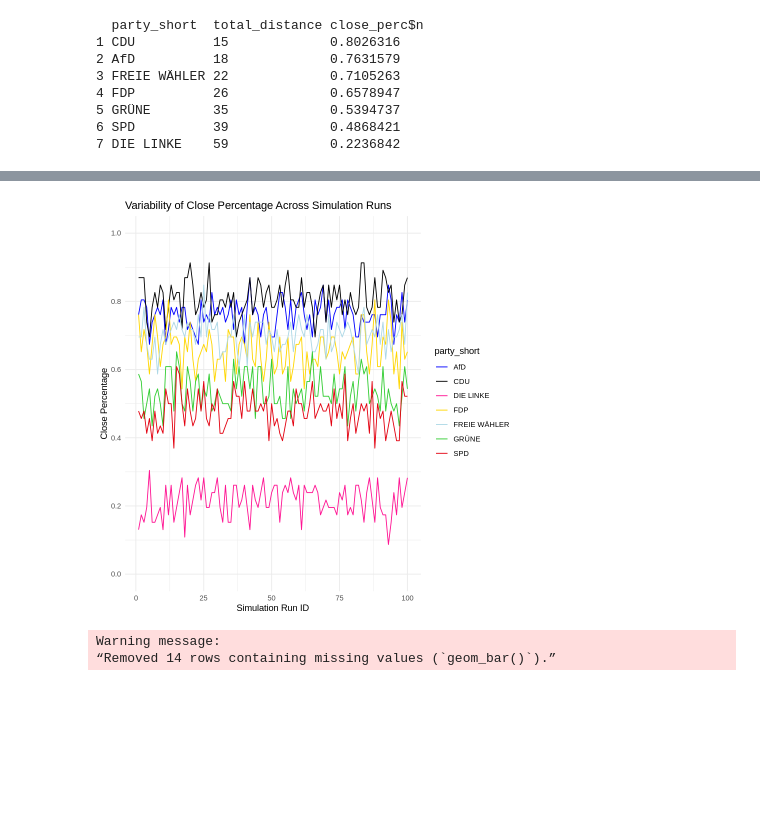
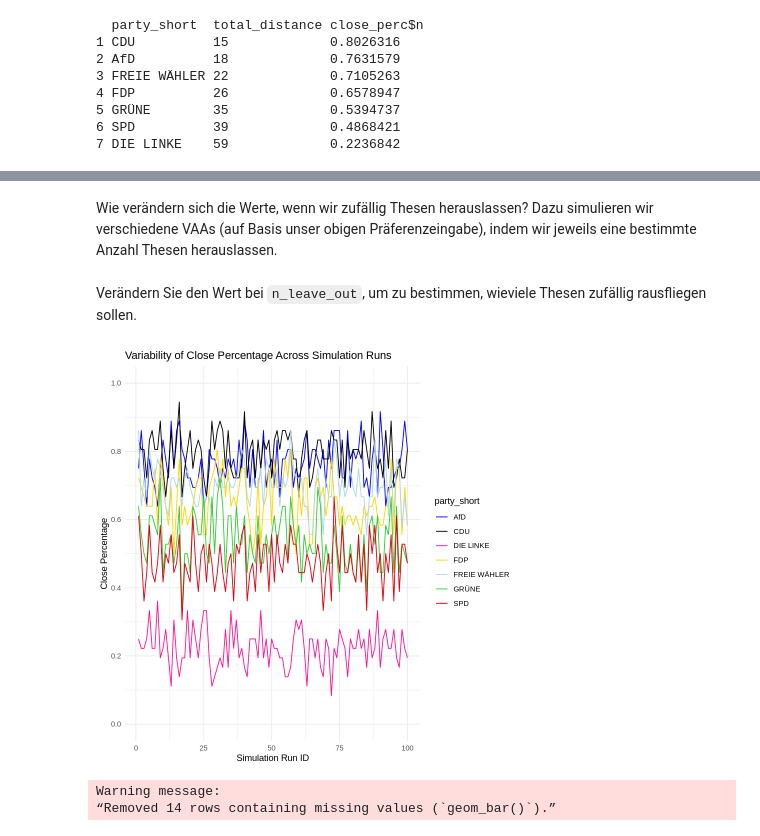
Before and after one commit to cstecker/politicsRLab, a Jupyter notebook: Wie_die_Thesenauswahl_den_Wahl_O_Mat_beeinflusst.ipynb, the cells around one changed output, grey strips where cells are left out. Drawn from its saved outputs; the diff is of its cells as text; code cells hidden in the pictures; blank space fills up the shorter version.

```diff
--- a/Wie_die_Thesenauswahl_den_Wahl_O_Mat_beeinflusst.ipynb
+++ b/Wie_die_Thesenauswahl_den_Wahl_O_Mat_beeinflusst.ipynb
@@ -194,3 +144,5 @@ similarity_scores
+# %% [markdown]
+Wie verändern sich die Werte, wenn wir zufällig Thesen herauslassen? Dazu simulieren wir verschiedene VAAs (auf Basis unser obigen Präferenzeingabe), indem wir jeweils eine bestimmte Anzahl Thesen herauslassen.
 # %%
 # Simulation --------------------------------------------------------------
 
@@ -239,38 +191,40 @@ run_simulation_with_id <- function(comparison_data, n_leave_out, n_repeats = 100
 
   return(final_results)
 }
+# %% [markdown]
+Verändern Sie den Wert bei `n_leave_out`, um zu bestimmen, wieviele Thesen zufällig rausfliegen sollen.
 # %%
 # Run the simulation
-simulated_scores_with_id <- run_simulation_with_id(comparison_data, 15, 100)
+simulated_scores_with_id <- run_simulation_with_id(comparison_data, n_leave_out = 20, 100)
 
 # Plot variability --------------------------------------------------------
 party_colors <- c("AfD" = "blue",
                   "GRÜNE" = "#32CD32",
                   "CDU" = "black",
                   "FDP" = "#FFD600",
                   "FREIE WÄHLER" = "lightblue",
                   "DIE LINKE" = "deeppink",
                   "SPD" = "#E3000F")
 
 
 
 # Plot showing how close_perc varies across runs for each party
 simulated_scores_with_id %>%
   ggplot(aes(x = run_id, y = close_perc, color = party_short, group = party_short)) +
   geom_line() +
   labs(title = "Variability of Close Percentage Across Simulation Runs",
        x = "Simulation Run ID",
        y = "Close Percentage") +
   scale_y_continuous(
     limits = c(0, 1),
     breaks = seq(0, 1, .2)
   ) +
   scale_color_manual(
     values = party_colors
   ) +
   theme_minimal()
 # %% [output]
-[figure, old version]
+[figure, new version]
 # %%
 # histograms for each party
 simulated_scores_with_id %>%
```
Also changed, not shown: parts of 9 cells of this notebook.
